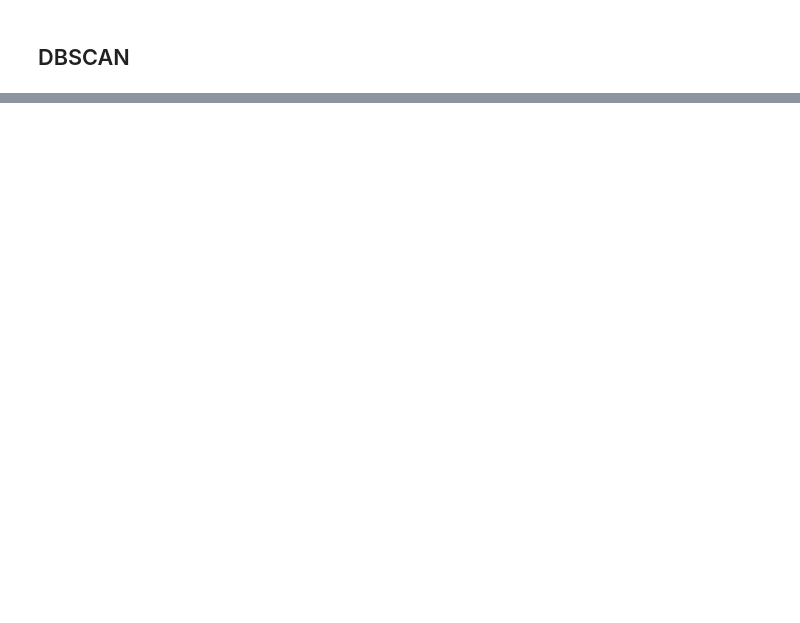
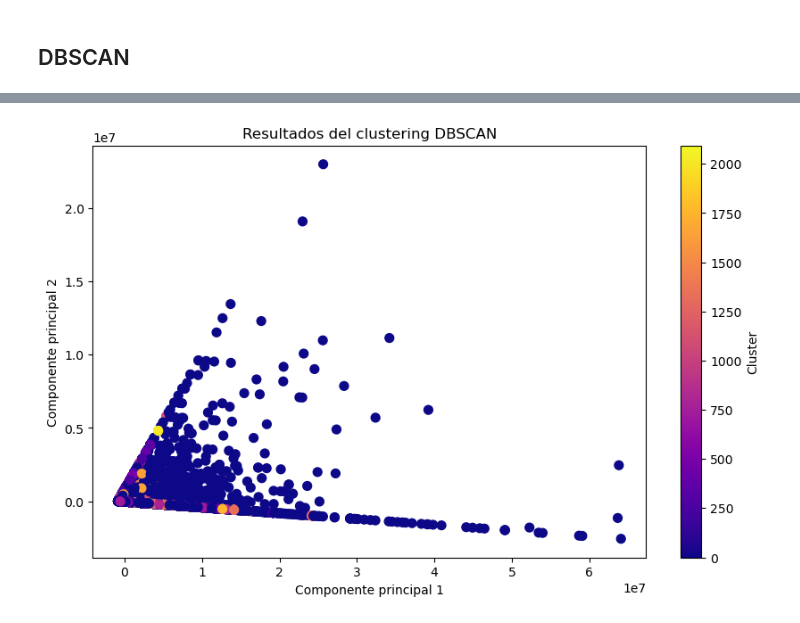
Before and after one commit to camilaleniss/miad-g8-project, a Jupyter notebook: notebooks/Modelos.ipynb, the cells around one changed output, grey strips where cells are left out. Cells and saved outputs as stored; diff of their text form; code cells hidden in the pictures; blank space fills up the shorter version.

```diff
--- a/notebooks/Modelos.ipynb
+++ b/notebooks/Modelos.ipynb
@@ -378,0 +433,18 @@ print(f"Número de clusters formados: {num_clusters}")
+# %%
+import matplotlib.pyplot as plt
+
+plt.figure(figsize=(10, 6))
+
+# Graficar los puntos y colorear según el cluster asignado por DBSCAN
+plt.scatter(df_pca['PC1'], df_pca['PC2'], c=df_pca['dbscan_cluster'], cmap='plasma', s=50)
+
+# Título y etiquetas
+plt.title('Resultados del clustering DBSCAN')
+plt.xlabel('Componente principal 1')
+plt.ylabel('Componente principal 2')
+
+# Mostrar la gráfica
+plt.colorbar(label='Cluster')
+plt.show()
+# %% [output]
+[figure, added]
```
Also changed, not shown: parts of 11 cells of this notebook.
